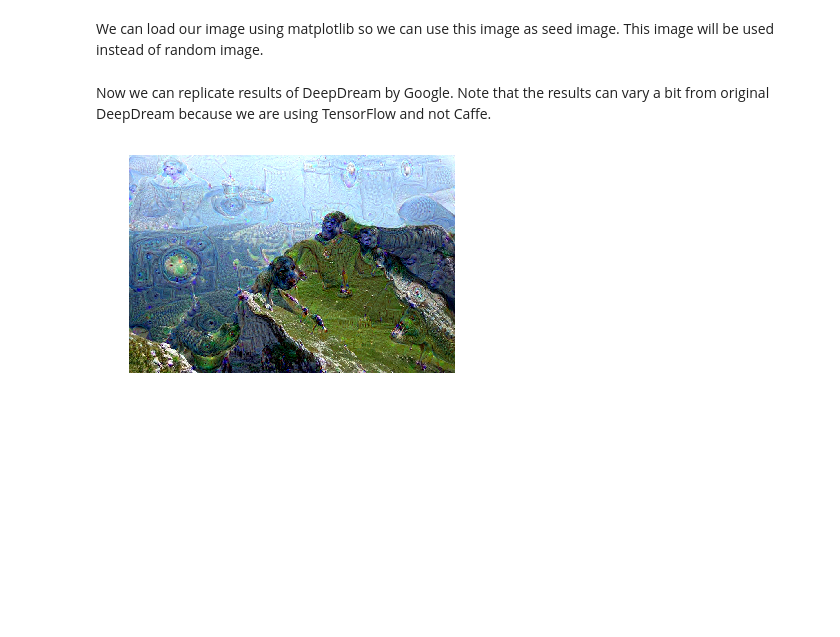
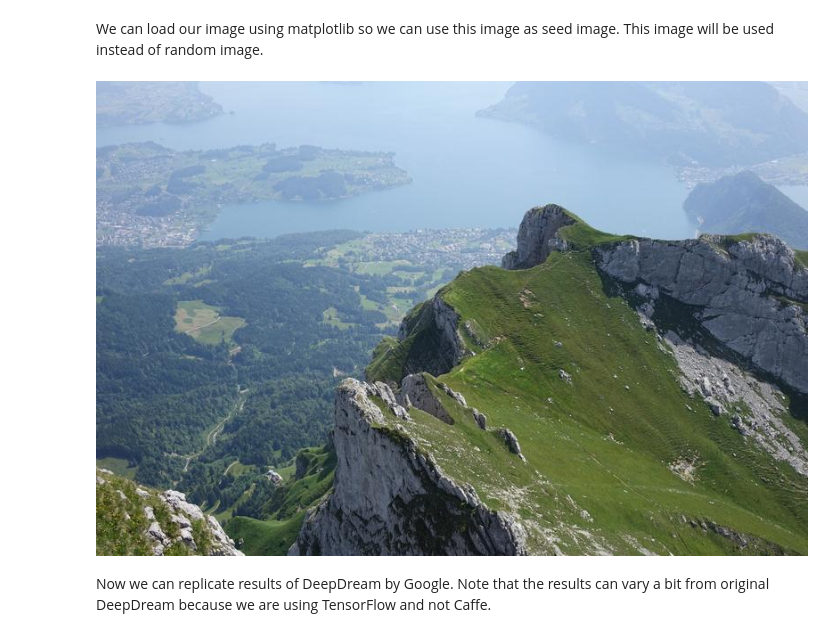
Before and after one commit to Showmax/conveiro, a Jupyter notebook: docs/deep_dream.ipynb, the cells around one changed output. Saved outputs shown, nothing was run; the diff lists cells and outputs as text; code cells hidden in the pictures; blank space fills up the shorter version.

```diff
--- a/docs/deep_dream.ipynb
+++ b/docs/deep_dream.ipynb
@@ -54,11 +55,10 @@ utils.show_image(utils.normalize_image(image))
 We can load our image using matplotlib so we can use this image as seed image. This image will be used instead of random image.
 # %%
 base_image = matplotlib.pyplot.imread("mountain.jpeg")
+Image("mountain.jpeg")
+# %% [output]
+[figure, added]
 # %% [markdown]
 Now we can replicate results of DeepDream by Google. Note that the results can vary a bit from original DeepDream because we are using TensorFlow and not Caffe.
 # %%
 image = deep_dream.render_image_deepdream(objective, sess, input_pl, base_image)
-# %%
-utils.show_image(utils.normalize_image(image))
-# %% [output]
-[figure, removed]
```
Also changed, not shown: parts of 12 cells of this notebook.
